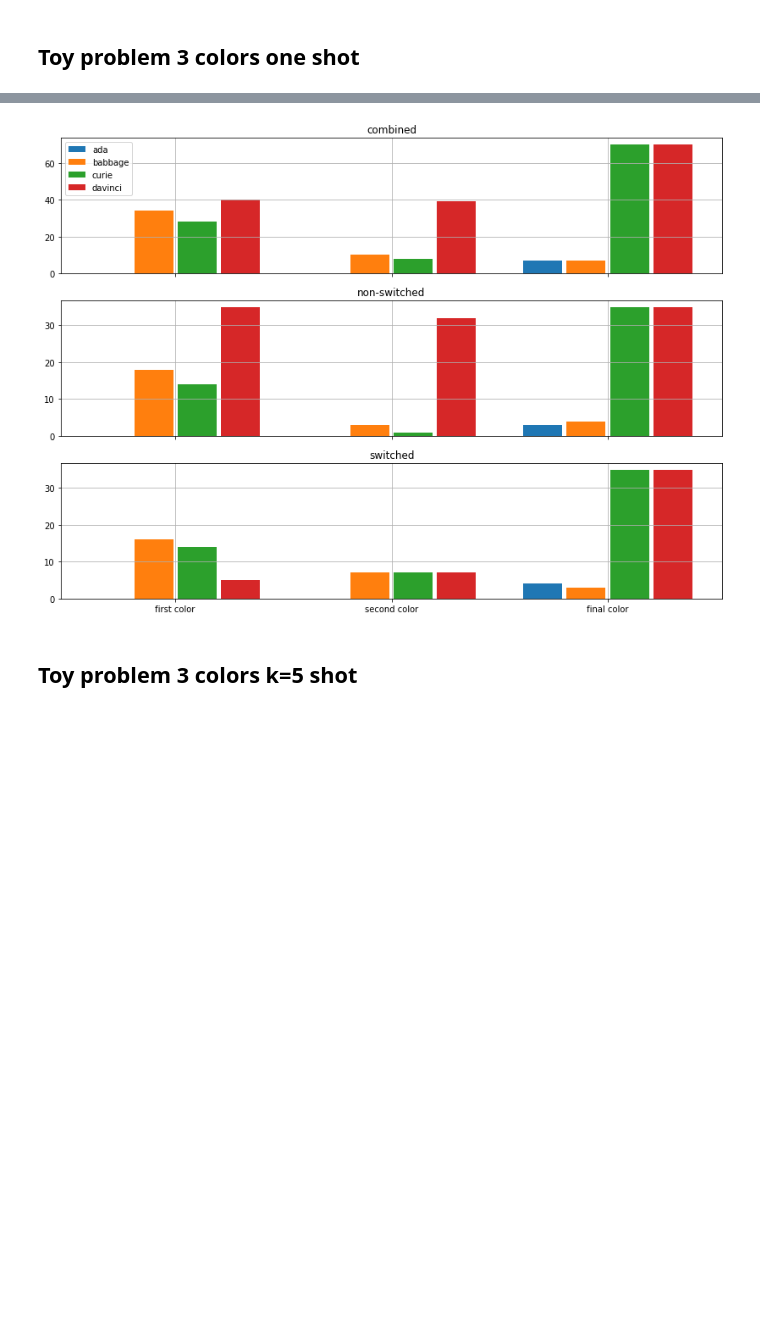
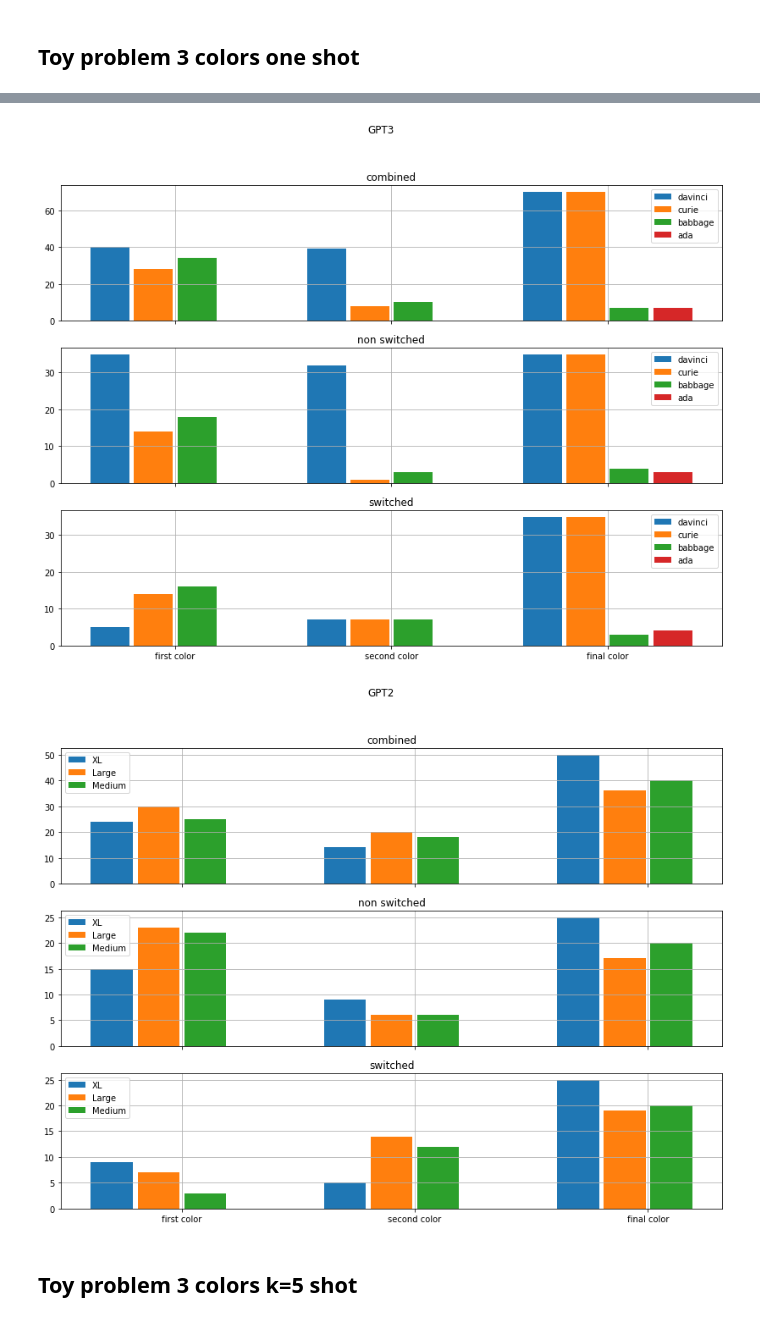
Before and after one commit to mariushobbhahn/causality_LLMs, a Jupyter notebook: Evaluate_toy_problem_colors.ipynb, the cells around one changed output, grey strips where cells are left out. Saved outputs shown, nothing was run; the diff lists cells and outputs as text; code cells hidden in the pictures; blank space fills up the shorter version.

```diff
--- a/Evaluate_toy_problem_colors.ipynb
+++ b/Evaluate_toy_problem_colors.ipynb
@@ -37,7 +36,9 @@ utils.plot_single_model_colors("data/toy_problem_3_colors_results/toy_problem_3c
 # %%
 utils.plot_model_sizes_colors("data/toy_problem_3_colors_results/toy_problem_3c_one_shot_results_{}.csv")
+utils.plot_model_sizes_colors("data/toy_problem_3_colors_results/gpt2/toy_problem_3c_one_shot_results_{}.csv", gpt2=True)
 # %% [output]
-[figure, old version]
+[figure, new version]
+[figure, added]
 # %% [markdown]
 ## Toy problem 3 colors k=5 shot
 # %%
```
Also changed, not shown: parts of 5 cells of this notebook, 2 other files.
